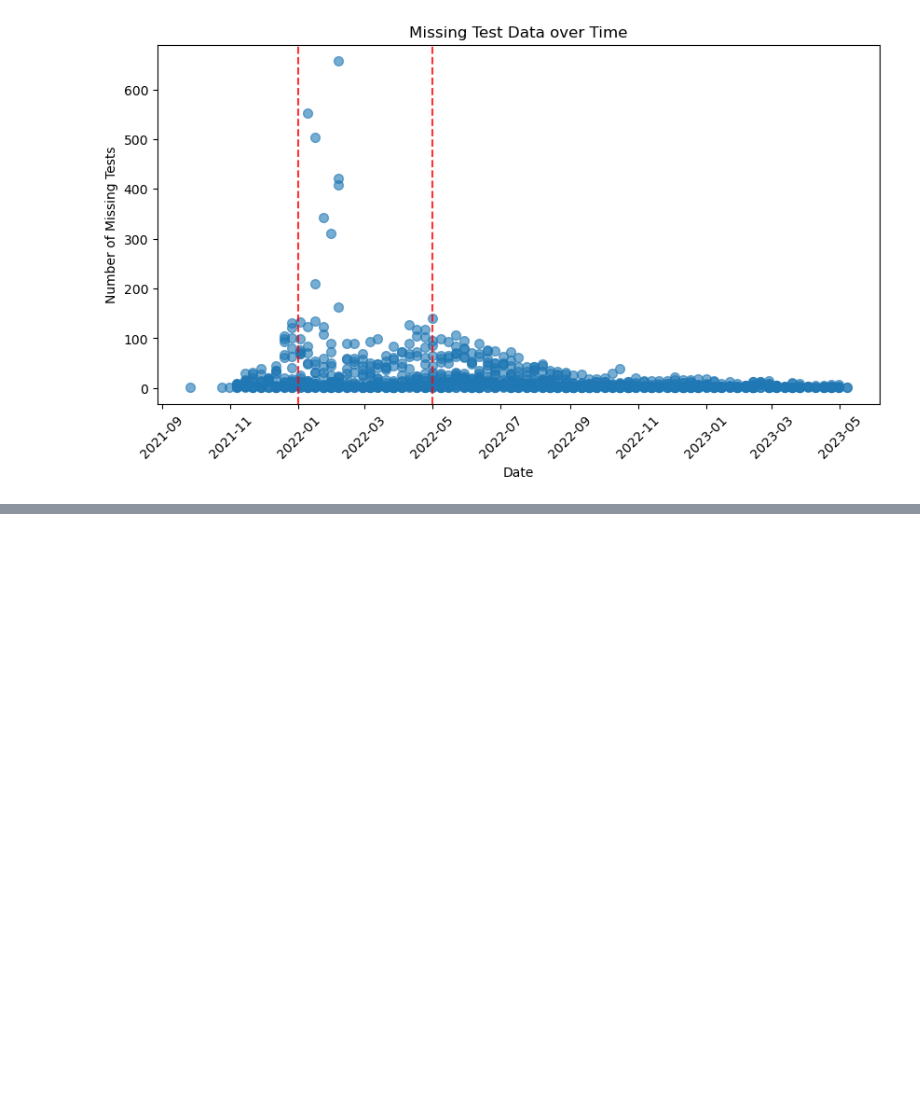
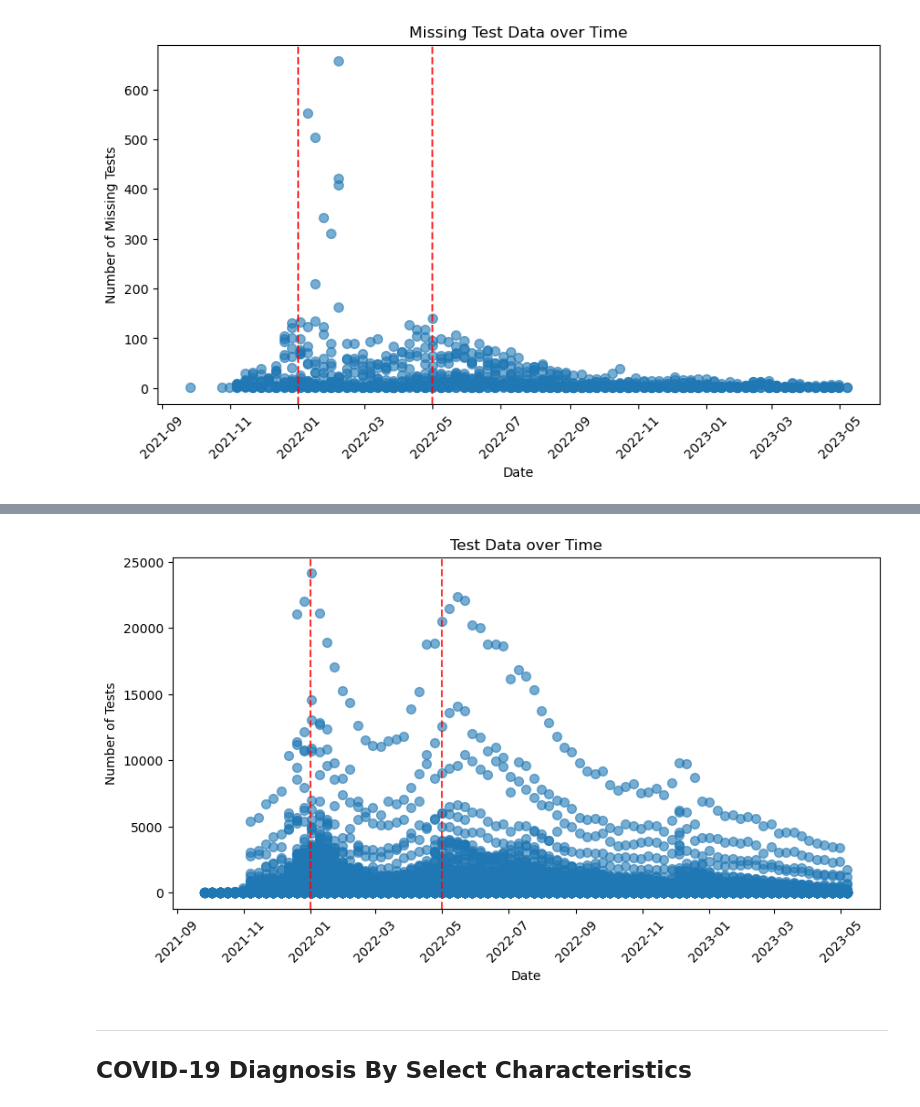
Before and after one commit to jlu7922/the_opportunity_project, a Jupyter notebook: Initial_EDA.ipynb, the cells around one changed output, grey strips where cells are left out. Drawn from its saved outputs; the diff is of its cells as text; code cells hidden in the pictures; blank space fills up the shorter version.

```diff
--- a/Initial_EDA.ipynb
+++ b/Initial_EDA.ipynb
@@ -167,0 +177,20 @@ plt.show()
+# %%
+df['date'] = pd.to_datetime(df['date'])
+# %%
+plt.figure(figsize=(10, 5))
+plt.scatter(df['date'], df['total_tests'], alpha = 0.6, s = 50)
+
+plt.axvline(pd.to_datetime('2022-01-01'), color='r', linestyle='--', alpha = 0.8) # draw vertical line at 2022-01-01
+plt.axvline(pd.to_datetime('2022-05-01'), color='r', linestyle='--', alpha = 0.8) # draw vertical line at 2022-05-01
+
+plt.xlabel('Date')
+plt.ylabel('Number of Tests')
+plt.title('Test Data over Time')
+plt.xticks(rotation=45)
+plt.show()
+# %% [output]
+[figure, added]
+# %% [markdown]
+---
+
+## COVID-19 Diagnosis By Select Characteristics
```
Also changed, not shown: parts of 13 cells of this notebook, 1 other file.
